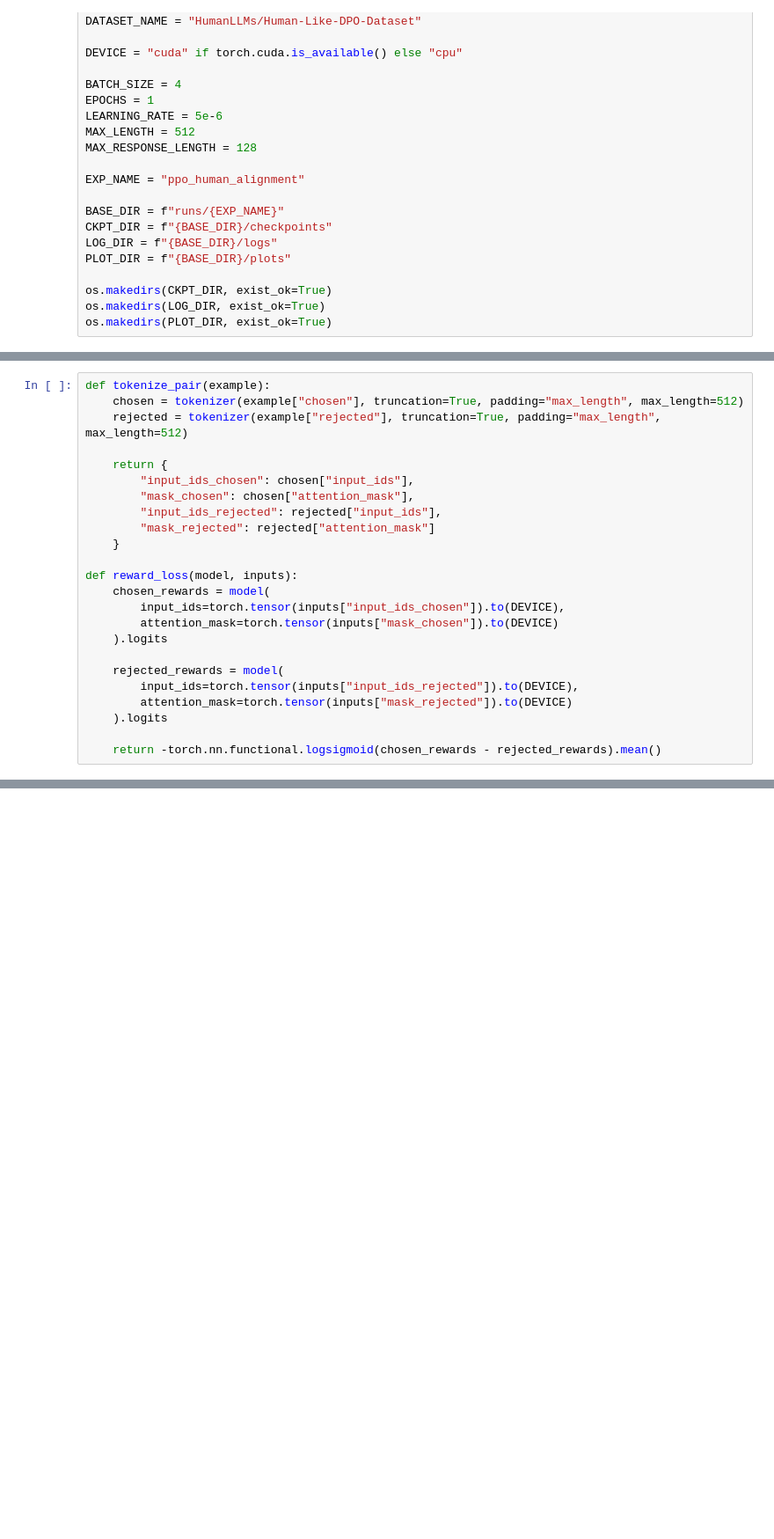
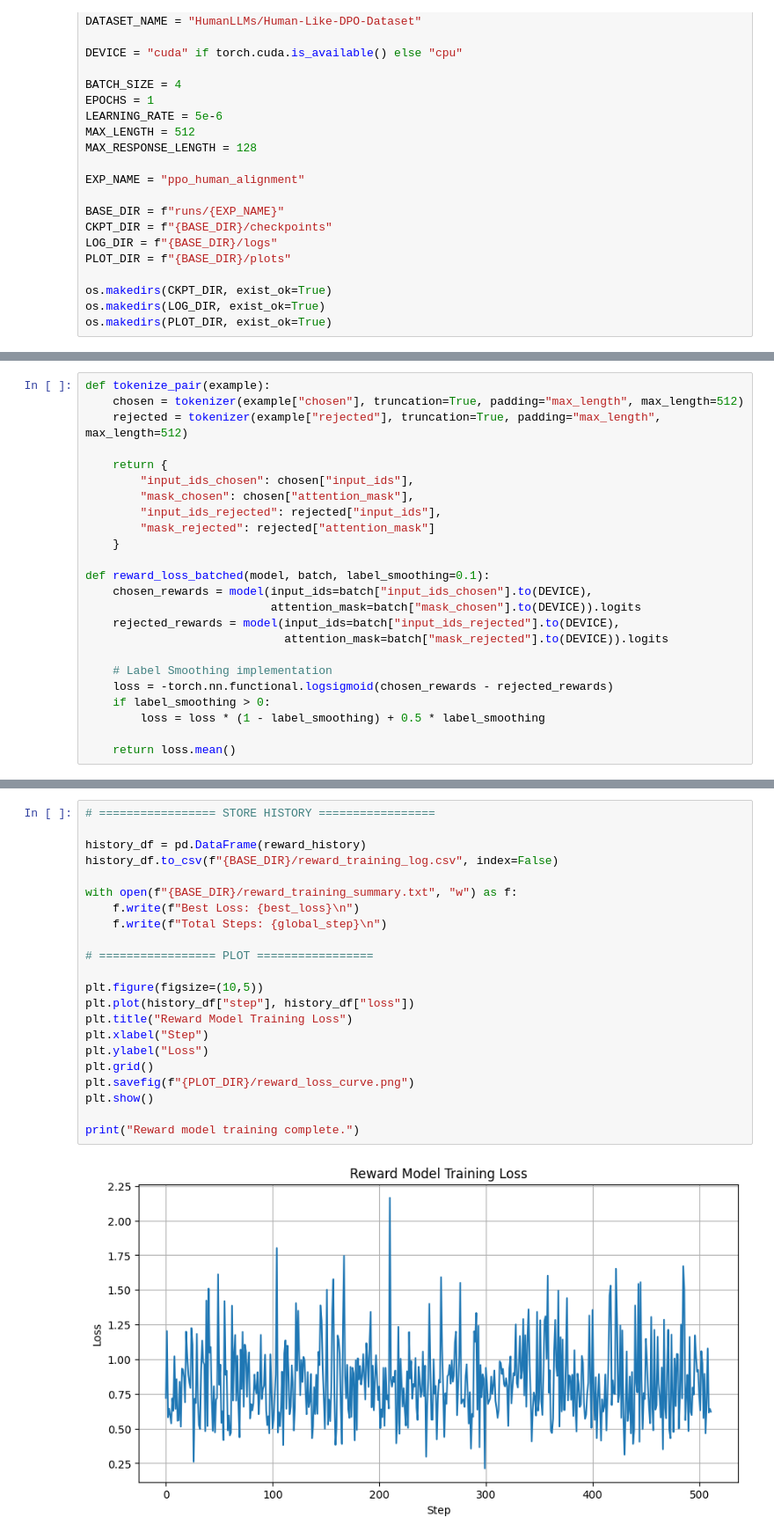
Before and after one commit to hoang-10n/Advanced-ASM1, a Jupyter notebook: ppo.ipynb, the cells around one changed output, grey strips where cells are left out. Shown at 88% size. Drawn from its saved outputs; the diff is of its cells as text; blank space fills up the shorter version.

```diff
--- a/ppo.ipynb
+++ b/ppo.ipynb
@@ -108,15 +159,15 @@ def tokenize_pair(example):
         "mask_rejected": rejected["attention_mask"]
     }
 
-def reward_loss(model, inputs):
-    chosen_rewards = model(
-        input_ids=torch.tensor(inputs["input_ids_chosen"]).to(DEVICE),
-        attention_mask=torch.tensor(inputs["mask_chosen"]).to(DEVICE)
-    ).logits
+def reward_loss_batched(model, batch, label_smoothing=0.1):
+    chosen_rewards = model(input_ids=batch["input_ids_chosen"].to(DEVICE),
+                           attention_mask=batch["mask_chosen"].to(DEVICE)).logits
+    rejected_rewards = model(input_ids=batch["input_ids_rejected"].to(DEVICE),
+                             attention_mask=batch["mask_rejected"].to(DEVICE)).logits
 
-    rejected_rewards = model(
-        input_ids=torch.tensor(inputs["input_ids_rejected"]).to(DEVICE),
-        attention_mask=torch.tensor(inputs["mask_rejected"]).to(DEVICE)
-    ).logits
+    # Label Smoothing implementation
+    loss = -torch.nn.functional.logsigmoid(chosen_rewards - rejected_rewards)
+    if label_smoothing > 0:
+        loss = loss * (1 - label_smoothing) + 0.5 * label_smoothing
 
-    return -torch.nn.functional.logsigmoid(chosen_rewards - rejected_rewards).mean()
+    return loss.mean()
@@ -148,0 +260,24 @@ reward_model.save_pretrained(f"{CKPT_DIR}/reward_model")
+# %%
+# ================= STORE HISTORY =================
+
+history_df = pd.DataFrame(reward_history)
+history_df.to_csv(f"{BASE_DIR}/reward_training_log.csv", index=False)
+
+with open(f"{BASE_DIR}/reward_training_summary.txt", "w") as f:
+    f.write(f"Best Loss: {best_loss}\n")
+    f.write(f"Total Steps: {global_step}\n")
+
+# ================= PLOT =================
+
+plt.figure(figsize=(10,5))
+plt.plot(history_df["step"], history_df["loss"])
+plt.title("Reward Model Training Loss")
+plt.xlabel("Step")
+plt.ylabel("Loss")
+plt.grid()
+plt.savefig(f"{PLOT_DIR}/reward_loss_curve.png")
+plt.show()
+
+print("Reward model training complete.")
+# %% [output]
+[figure, added]
```
Also changed, not shown: parts of 14 cells of this notebook, 6 other files.
